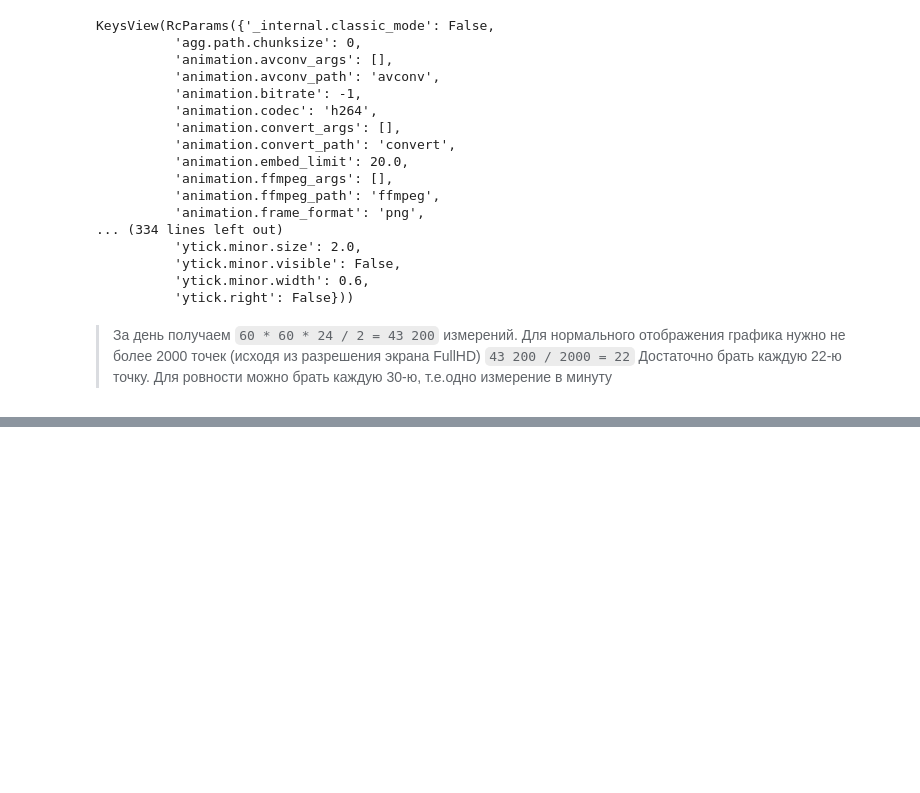
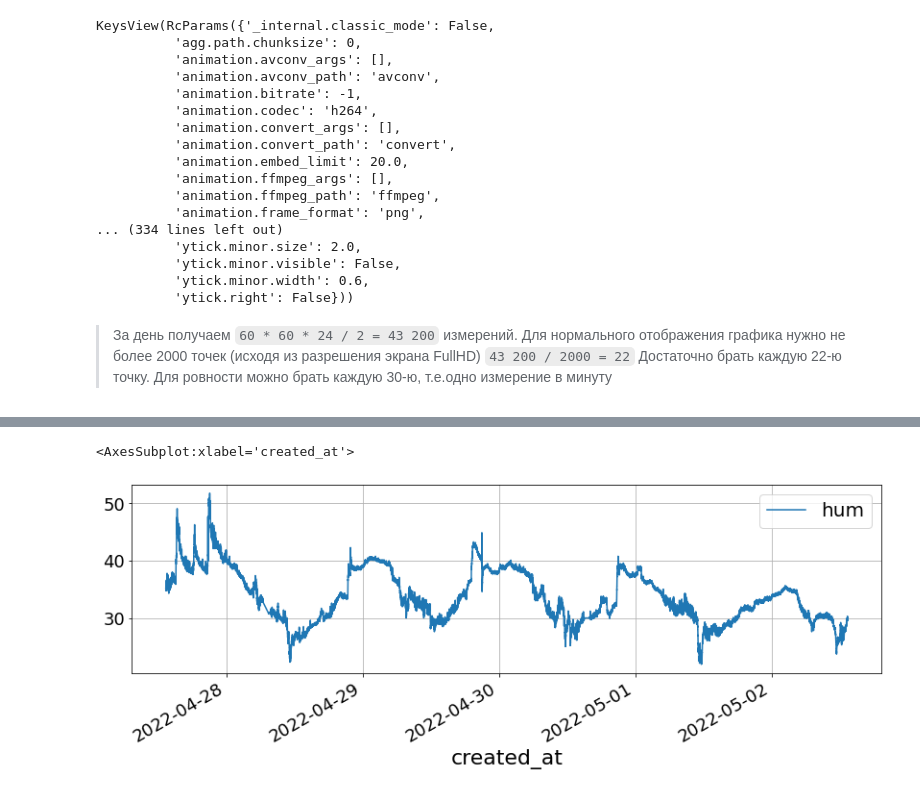
Before and after one commit to edirab/homemeteo-esp-01, a Jupyter notebook: analyze.ipynb, the cells around one changed output, grey strips where cells are left out. Saved outputs shown, nothing was run; the diff lists cells and outputs as text; code cells hidden in the pictures; blank space fills up the shorter version.

```diff
--- a/analyze.ipynb
+++ b/analyze.ipynb
@@ -81,0 +107,5 @@ def read_all_from_db():
+# %%
+df.plot('created_at', 'hum')
+# %% [output]
+<AxesSubplot:xlabel='created_at'>
+[figure, added]
```
Also changed, not shown: parts of 4 cells of this notebook, 4 other files.
